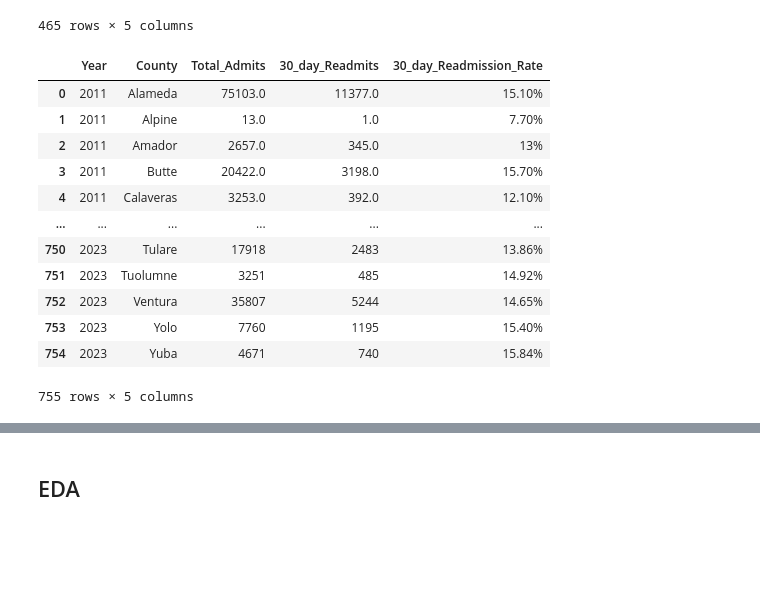
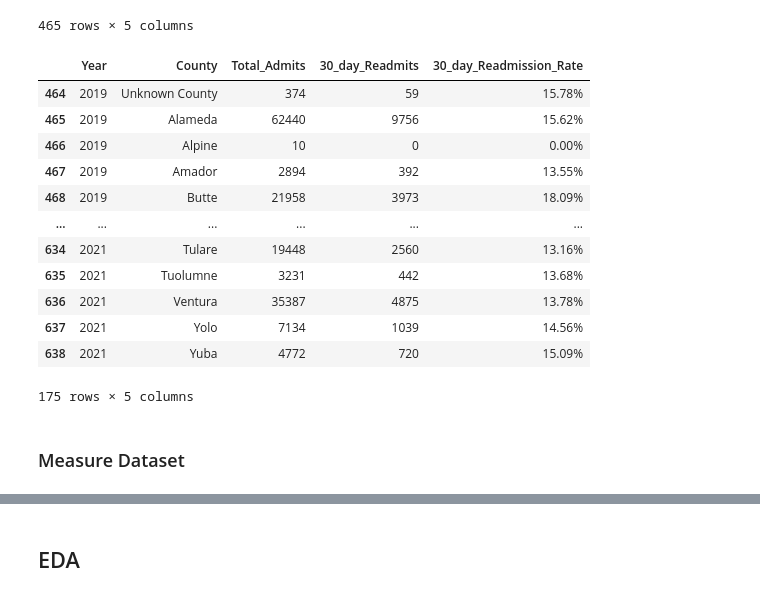
Before and after one commit to yoykyL/CPSC368_Research, a Jupyter notebook: DataCleaning_EDA.ipynb, the cells around one changed output, grey strips where cells are left out. Cells and saved outputs as stored; diff of their text form; code cells hidden in the pictures; blank space fills up the shorter version.

```diff
--- a/DataCleaning_EDA.ipynb
+++ b/DataCleaning_EDA.ipynb
@@ -6,5 +9,7 @@ import os
 # %%
-primary = pd.read_csv('data/allcauseunplanned30-dayhospitalreadmissionratecalifornia2011_2023.csv')
+primary = pd.read_csv(
+    "data/allcauseunplanned30-dayhospitalreadmissionratecalifornia2011_2023.csv"
+)
 primary.head()
 # %% [output]
 |  | Year | Strata | Strata Name | County | Total Admits (ICD-9) | 30-day Readmits (ICD-9) | ... |
@@ -53,13 +58,19 @@ array(['Alameda', 'Alpine', 'Amador', 'Butte', 'Calaveras', 'Colusa',
        'Stanislaus', 'Sutter', 'Tehama', 'Trinity', 'Tulare', 'Tuolumne',
        'Ventura', 'Yolo', 'Yuba', 'Unknown County'], dtype=object)
 # %%
-columns_to_drop = ['Strata','Strata Name','Total Admits (ICD-10)','30-day Readmits (ICD-10) ','30-day Readmission Rate (ICD-10)']
-primary_pre2016 = primary[primary['Year'] < 2016]
+columns_to_drop = [
+    "Strata",
+    "Strata Name",
+    "Total Admits (ICD-10)",
+    "30-day Readmits (ICD-10) ",
+    "30-day Readmission Rate (ICD-10)",
+]
+primary_pre2016 = primary[primary["Year"] < 2016]
 primary_pre2016 = primary_pre2016.drop(columns=columns_to_drop)
 new_column_names = {
-    'Total Admits (ICD-9)': 'Total_Admits',
-    '30-day Readmits (ICD-9) ': '30_day_Readmits',
-    '30-day Readmission Rate (ICD-9)': '30_day_Readmission_Rate'
+    "Total Admits (ICD-9)": "Total_Admits",
+    "30-day Readmits (ICD-9) ": "30_day_Readmits",
+    "30-day Readmission Rate (ICD-9)": "30_day_Readmission_Rate",
 }
 primary_pre2016 = primary_pre2016.rename(columns=new_column_names)
 
@@ -79,13 +90,19 @@ primary_pre2016
 | 374 | 2015 | Yuba | 3521.0 | 527.0 | 14.97% |
 290 rows × 5 columns
 # %%
-columns_to_drop_2016 = ['Strata','Strata Name','Total Admits (ICD-9)','30-day Readmits (ICD-9) ', '30-day Readmission Rate (ICD-9)']
-primary_after2016 = primary[primary['Year'] >= 2016]
+columns_to_drop_2016 = [
+    "Strata",
+    "Strata Name",
+    "Total Admits (ICD-9)",
+    "30-day Readmits (ICD-9) ",
+    "30-day Readmission Rate (ICD-9)",
+]
+primary_after2016 = primary[primary["Year"] >= 2016]
 primary_after2016 = primary_after2016.drop(columns=columns_to_drop_2016)
 new_column_names_2016 = {
-    'Total Admits (ICD-10)': 'Total_Admits',
-    '30-day Readmits (ICD-10) ': '30_day_Readmits',
-    '30-day Readmission Rate (ICD-10)': '30_day_Readmission_Rate'
+    "Total Admits (ICD-10)": "Total_Admits",
+    "30-day Readmits (ICD-10) ": "30_day_Readmits",
+    "30-day Readmission Rate (ICD-10)": "30_day_Readmission_Rate",
 }
 primary_after2016 = primary_after2016.rename(columns=new_column_names_2016)
 primary_after2016
@@ -105,19 +122,20 @@ primary_after2016
 465 rows × 5 columns
 # %%
 cleaned_primary = pd.concat([primary_pre2016, primary_after2016], ignore_index=True)
+cleaned_primary = cleaned_primary[cleaned_primary["Year"].isin([2019, 2020, 2021])]
 cleaned_primary
 # %% [output]
 |  | Year | County | Total_Admits | 30_day_Readmits | 30_day_Readmission_Rate |
-| 0 | 2011 | Alameda | 75103.0 | 11377.0 | 15.10% |
-| 1 | 2011 | Alpine | 13.0 | 1.0 | 7.70% |
-| 2 | 2011 | Amador | 2657.0 | 345.0 | 13% |
-| 3 | 2011 | Butte | 20422.0 | 3198.0 | 15.70% |
-| 4 | 2011 | Calaveras | 3253.0 | 392.0 | 12.10% |
+| 464 | 2019 | Unknown County | 374 | 59 | 15.78% |
+| 465 | 2019 | Alameda | 62440 | 9756 | 15.62% |
+| 466 | 2019 | Alpine | 10 | 0 | 0.00% |
+| 467 | 2019 | Amador | 2894 | 392 | 13.55% |
+| 468 | 2019 | Butte | 21958 | 3973 | 18.09% |
 | ... | ... | ... | ... | ... | ... |
-| 750 | 2023 | Tulare | 17918 | 2483 | 13.86% |
-| 751 | 2023 | Tuolumne | 3251 | 485 | 14.92% |
-| 752 | 2023 | Ventura | 35807 | 5244 | 14.65% |
-| 753 | 2023 | Yolo | 7760 | 1195 | 15.40% |
-| 754 | 2023 | Yuba | 4671 | 740 | 15.84% |
+| 634 | 2021 | Tulare | 19448 | 2560 | 13.16% |
+| 635 | 2021 | Tuolumne | 3231 | 442 | 13.68% |
+| 636 | 2021 | Ventura | 35387 | 4875 | 13.78% |
+| 637 | 2021 | Yolo | 7134 | 1039 | 14.56% |
+| 638 | 2021 | Yuba | 4772 | 720 | 15.09% |
-755 rows × 5 columns
+175 rows × 5 columns
 # %%
@@ -124,0 +143,2 @@ cleaned_primary.to_csv('data/cleaned_data/primary.csv', index=False)
+# %% [markdown]
+### Measure Dataset
```
Also changed, not shown: parts of 29 cells of this notebook, 2 other files.
